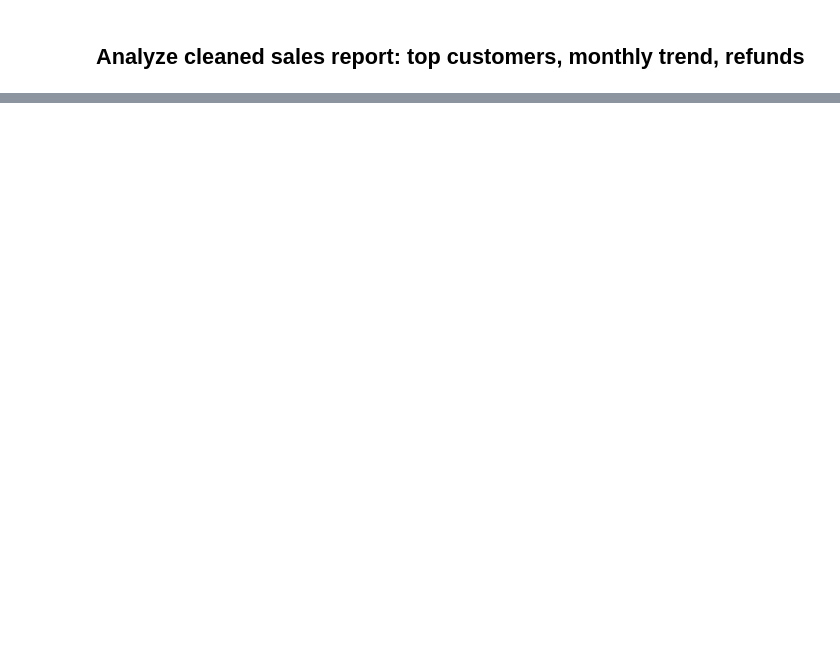
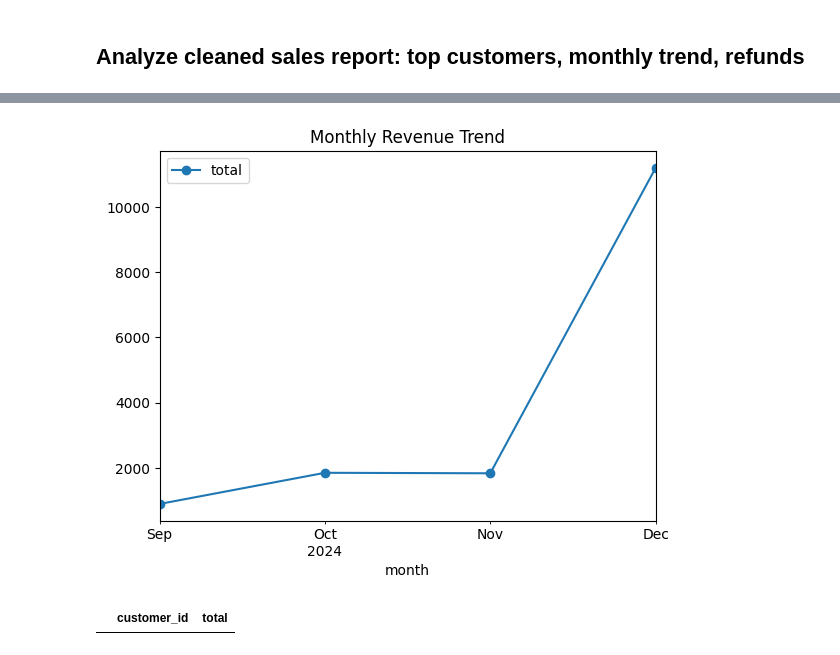
Before and after one commit to bravojuandb/retail-sales-pipeline, a Jupyter notebook: notebooks/analysis.ipynb, the cells around one changed output, grey strips where cells are left out. Drawn from its saved outputs; the diff is of its cells as text; code cells hidden in the pictures; blank space fills up the shorter version.

```diff
--- a/notebooks/analysis.ipynb
+++ b/notebooks/analysis.ipynb
@@ -18,0 +64,4 @@ FileNotFoundError: [Errno 2] No such file or directory: '/data/clean/sample_repo
+# %%
+df["month"] = df["date"].dt.to_period("M").dt.to_timestamp()
+monthly = df.groupby("month", as_index=False)["total"].sum()
+monthly
@@ -18,0 +74,16 @@ FileNotFoundError: [Errno 2] No such file or directory: '/data/clean/sample_repo
+# %%
+monthly.plot(x="month", y="total", kind="line", marker="o")
+plt.title("Monthly Revenue Trend")
+plt.show()
+# %% [output]
+[figure, added]
+# %%
+refunds = df[df["total"] < 0].copy()
+refunds_summary = (
+    refunds.groupby("customer_id", as_index=False)["total"]
+           .sum()
+           .sort_values("total")
+)
+refunds_summary.head()
+# %% [output]
+|  | customer_id | total |
```
Also changed, not shown: parts of 7 cells of this notebook, 1 other file.
